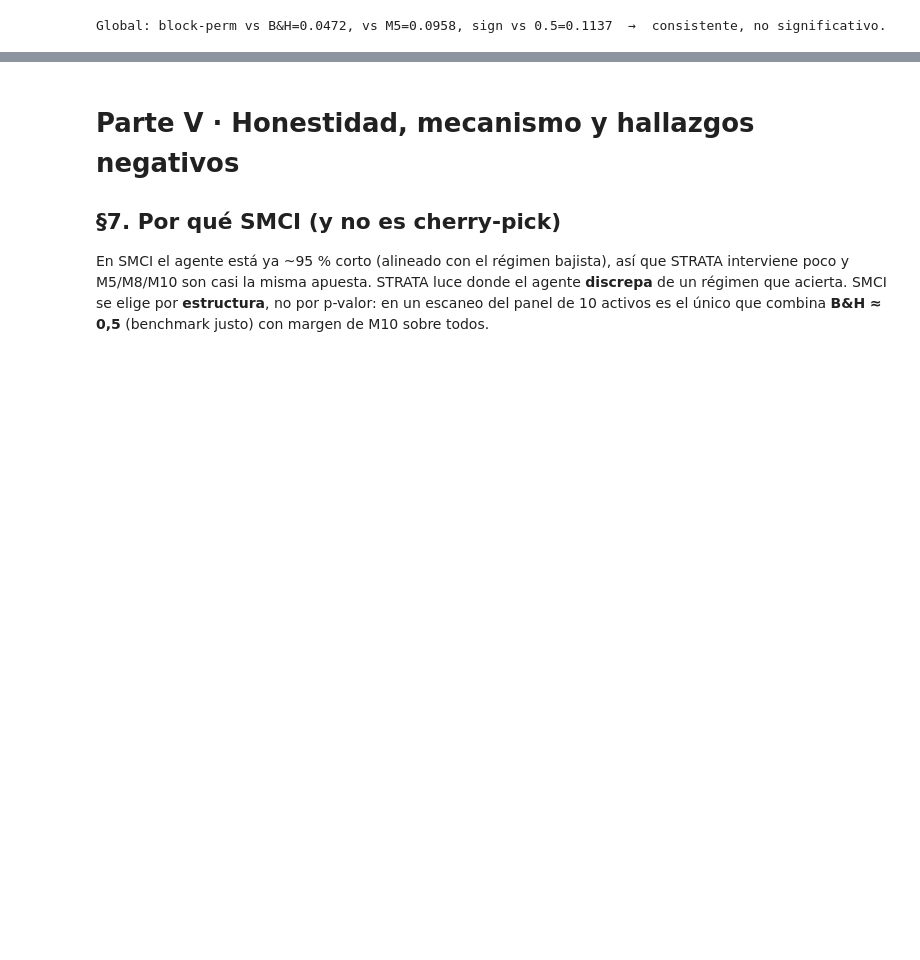
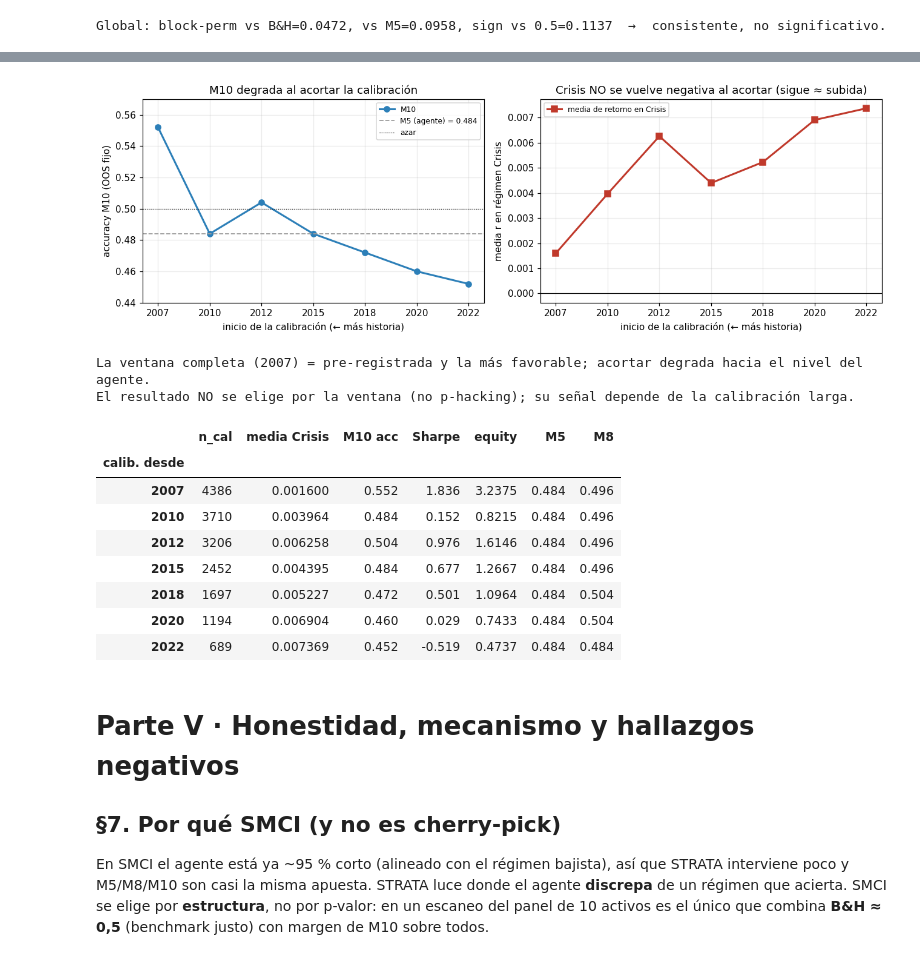
Before and after one commit to RaquelGarciah/Real-time-statistical-supervision-of-an-AI-trading-agent, a Jupyter notebook: notebooks/STRATA_SMCI.ipynb, the cells around one changed output, grey strips where cells are left out. Drawn from its saved outputs; the diff is of its cells as text; code cells hidden in the pictures; blank space fills up the shorter version.

```diff
--- a/notebooks/STRATA_SMCI.ipynb
+++ b/notebooks/STRATA_SMCI.ipynb
@@ -1048,3 +1062,40 @@ Global: block-perm vs B&H=0.0472, vs M5=0.0958, sign vs 0.5=0.1137  →  consist
+# %%
+# --- Robustez a la ventana de calibración (desde JSON auditado) ---
+CALW = _J("smci_calib_window")
+cw = CALW["por_ventana"]
+yrs = [v["start"][:4] for v in cw]
+m10 = [v["m10_acc"] for v in cw]; crisis = [v["medias_regimen"]["Crisis"] for v in cw]
+fig, ax = plt.subplots(1, 2, figsize=(12, 4))
+ax[0].plot(yrs, m10, "o-", color=COL["M10"], lw=2, label="M10")
+ax[0].axhline(0.484, color=COL["M5"], ls="--", lw=1.2, label="M5 (agente) = 0.484")
+ax[0].axhline(0.5, color="k", ls=":", lw=0.8, label="azar")
+ax[0].set_xlabel("inicio de la calibración (← más historia)"); ax[0].set_ylabel("accuracy M10 (OOS fijo)")
+ax[0].set_title("M10 degrada al acortar la calibración"); ax[0].legend(fontsize=8); ax[0].set_ylim(0.44, 0.57)
+ax[1].plot(yrs, crisis, "s-", color="#c0392b", lw=2, label="media de retorno en Crisis")
+ax[1].axhline(0, color="k", lw=0.8)
+ax[1].set_xlabel("inicio de la calibración (← más historia)"); ax[1].set_ylabel("media r en régimen Crisis")
+ax[1].set_title("Crisis NO se vuelve negativa al acortar (sigue ≈ subida)"); ax[1].legend(fontsize=8)
+plt.tight_layout(); plt.show()
+tab = pd.DataFrame([{"calib. desde": v["start"][:4], "n_cal": v["n_cal"],
+                     "media Crisis": v["medias_regimen"]["Crisis"], "M10 acc": v["m10_acc"],
+                     "Sharpe": v["m10_sharpe"], "equity": v["m10_equity"], "M5": v["m5_acc"], "M8": v["m8_acc"]}
+                    for v in cw]).set_index("calib. desde")
+print("La ventana completa (2007) = pre-registrada y la más favorable; acortar degrada hacia el nivel del agente.")
+print("El resultado NO se elige por la ventana (no p-hacking); su señal depende de la calibración larga.")
+tab
+# %% [output]
+[figure, added]
+La ventana completa (2007) = pre-registrada y la más favorable; acortar degrada hacia el nivel del agente.
+El resultado NO se elige por la ventana (no p-hacking); su señal depende de la calibración larga.
+|  | n_cal | media Crisis | M10 acc | Sharpe | equity | M5 | M8 |
+| calib. desde |  |  |  |  |  |  |  |
+| 2007 | 4386 | 0.001600 | 0.552 | 1.836 | 3.2375 | 0.484 | 0.496 |
+| 2010 | 3710 | 0.003964 | 0.484 | 0.152 | 0.8215 | 0.484 | 0.496 |
+| 2012 | 3206 | 0.006258 | 0.504 | 0.976 | 1.6146 | 0.484 | 0.496 |
+| 2015 | 2452 | 0.004395 | 0.484 | 0.677 | 1.2667 | 0.484 | 0.496 |
+| 2018 | 1697 | 0.005227 | 0.472 | 0.501 | 1.0964 | 0.484 | 0.504 |
+| 2020 | 1194 | 0.006904 | 0.460 | 0.029 | 0.7433 | 0.484 | 0.504 |
+| 2022 | 689 | 0.007369 | 0.452 | -0.519 | 0.4737 | 0.484 | 0.484 |
 # %% [markdown]
 # Parte V · Honestidad, mecanismo y hallazgos negativos
 
```
Also changed, not shown: parts of 1 cell of this notebook, 3 other files.
